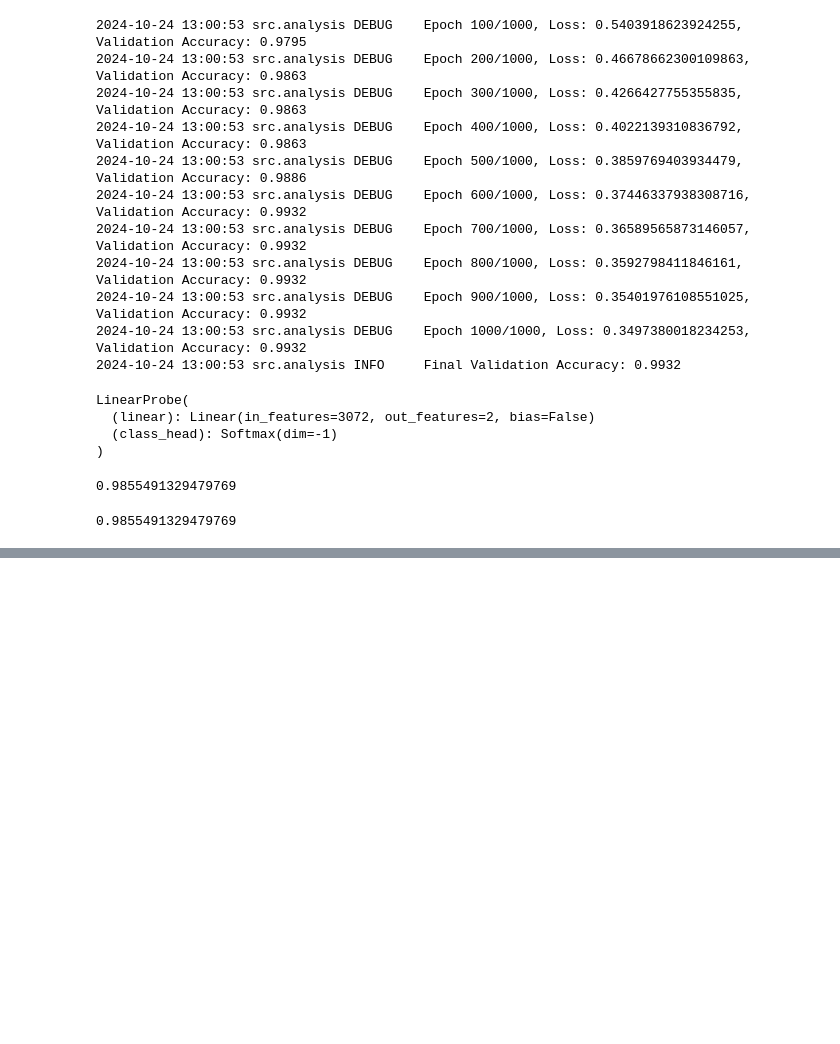
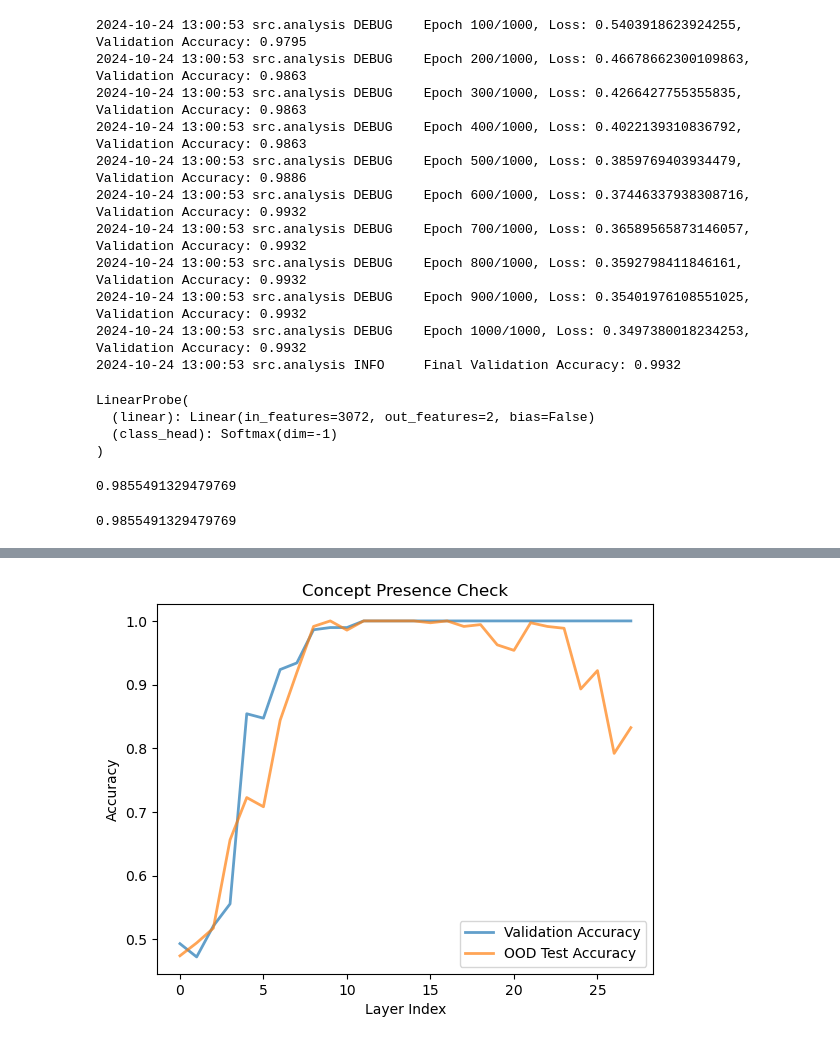
Before and after one commit to arnab-api/talkative_probes, a Jupyter notebook: notebooks/geometry_of_truth.ipynb, the cells around one changed output, grey strips where cells are left out. Cells and saved outputs as stored; diff of their text form; code cells hidden in the pictures; blank space fills up the shorter version.

Commit message:
check concept presence with LR

```diff
--- a/notebooks/geometry_of_truth.ipynb
+++ b/notebooks/geometry_of_truth.ipynb
@@ -308,0 +386,12 @@ loaded_probe.validate(X_sp_en, y_sp_en)
+# %%
+from matplotlib import pyplot as plt
+
+plt.plot(val_acc, linewidth=2, alpha=0.7, label='Validation Accuracy')
+plt.plot(ood_acc, linewidth=2, alpha=0.7, label='OOD Test Accuracy')
+plt.xlabel('Layer Index')
+plt.ylabel('Accuracy')
+plt.title('Concept Presence Check')
+plt.legend()
+plt.show()
+# %% [output]
+[figure, added]
```
Also changed, not shown: parts of 3 cells of this notebook, 1 other file.
